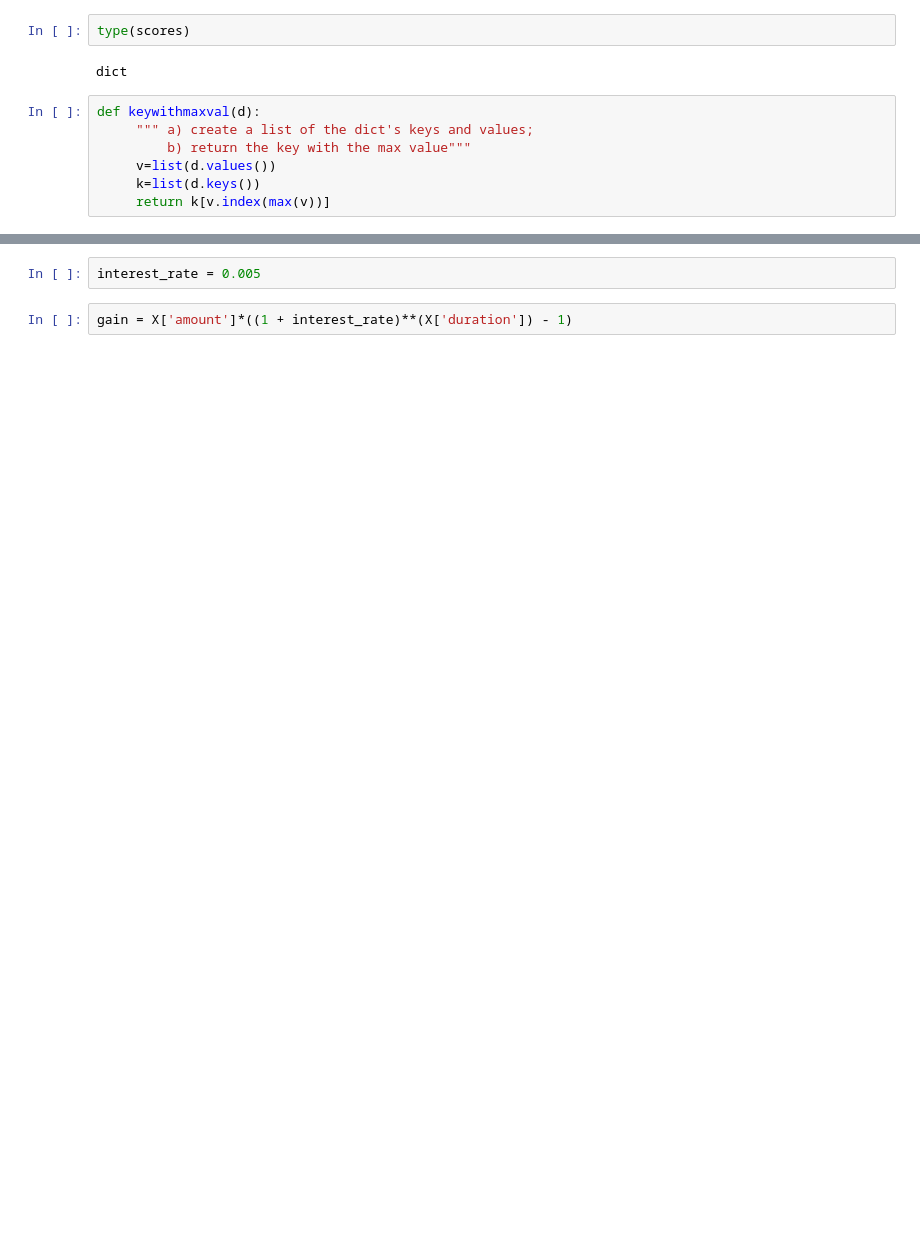
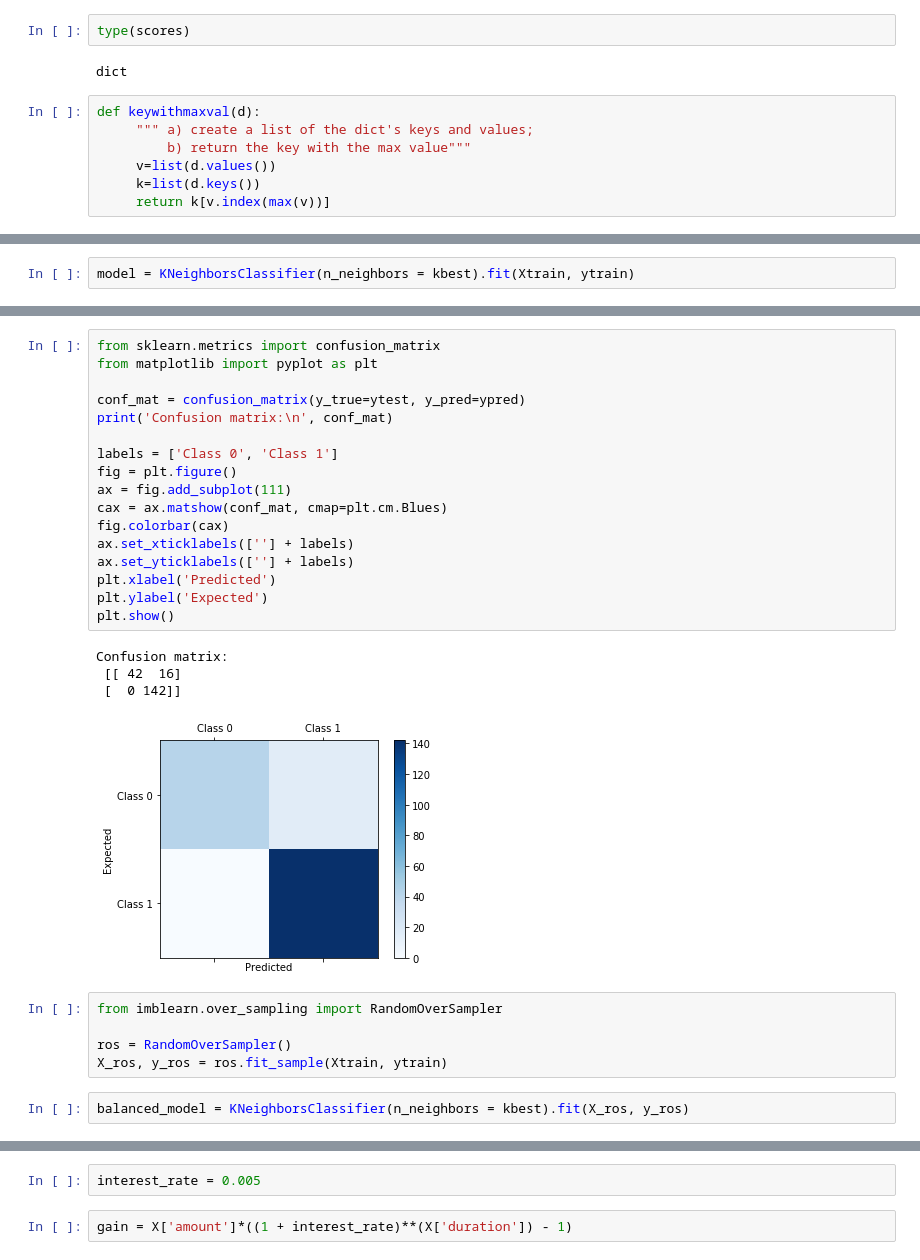
Before and after one commit to bjornite/IN-STK9000, a Jupyter notebook: Project 1/Project1-Copy1.ipynb, the cells around one changed output, grey strips where cells are left out. Saved outputs shown, nothing was run; the diff lists cells and outputs as text; blank space fills up the shorter version.

```diff
--- a/Project 1/Project1-Copy1.ipynb
+++ b/Project 1/Project1-Copy1.ipynb
@@ -123,0 +119,2 @@ print(k)
+# %%
+model = KNeighborsClassifier(n_neighbors = kbest).fit(Xtrain, ytrain)
@@ -123,0 +139,29 @@ print(k)
+# %%
+from sklearn.metrics import confusion_matrix
+from matplotlib import pyplot as plt
+
+conf_mat = confusion_matrix(y_true=ytest, y_pred=ypred)
+print('Confusion matrix:\n', conf_mat)
+
+labels = ['Class 0', 'Class 1']
+fig = plt.figure()
+ax = fig.add_subplot(111)
+cax = ax.matshow(conf_mat, cmap=plt.cm.Blues)
+fig.colorbar(cax)
+ax.set_xticklabels([''] + labels)
+ax.set_yticklabels([''] + labels)
+plt.xlabel('Predicted')
+plt.ylabel('Expected')
+plt.show()
+# %% [output]
+Confusion matrix:
+ [[ 42  16]
+ [  0 142]]
+[figure, added]
+# %%
+from imblearn.over_sampling import RandomOverSampler
+
+ros = RandomOverSampler()
+X_ros, y_ros = ros.fit_sample(Xtrain, ytrain)
+# %%
+balanced_model = KNeighborsClassifier(n_neighbors = kbest).fit(X_ros, y_ros)
```
Also changed, not shown: parts of 33 cells of this notebook, 1 other file.
